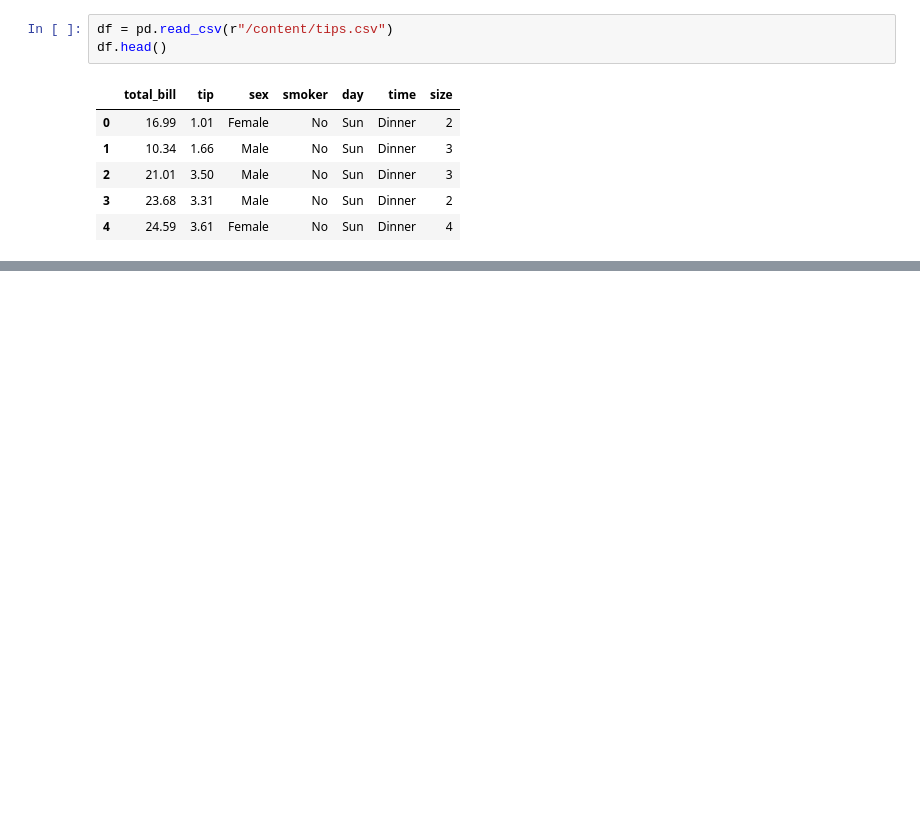
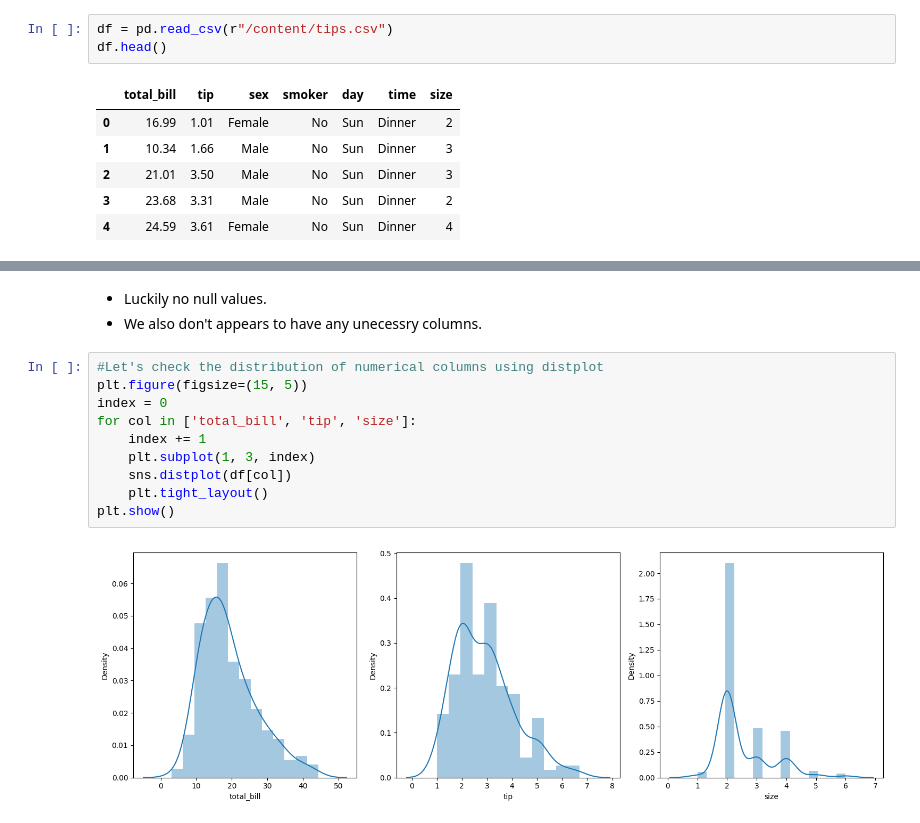
Before and after one commit to rizz045/Waiter-s-Tip-Prediction-using-Machine-Learning, a Jupyter notebook: Waiter’s_Tip_Prediction_using_Machine_Learning.ipynb, the cells around one changed output, grey strips where cells are left out. Saved outputs shown, nothing was run; the diff lists cells and outputs as text; blank space fills up the shorter version.

```diff
--- a/Waiter’s_Tip_Prediction_using_Machine_Learning.ipynb
+++ b/Waiter’s_Tip_Prediction_using_Machine_Learning.ipynb
@@ -24,0 +87,15 @@ df.head()
+# %% [markdown]
+* Luckily no null values.
+* We also don't appears to have any unecessry columns.
+# %%
+#Let's check the distribution of numerical columns using distplot
+plt.figure(figsize=(15, 5))
+index = 0
+for col in ['total_bill', 'tip', 'size']:
+    index += 1
+    plt.subplot(1, 3, index)
+    sns.distplot(df[col])
+    plt.tight_layout()
+plt.show()
+# %% [output]
+[figure, added]
```
Also changed, not shown: parts of 17 cells of this notebook.
